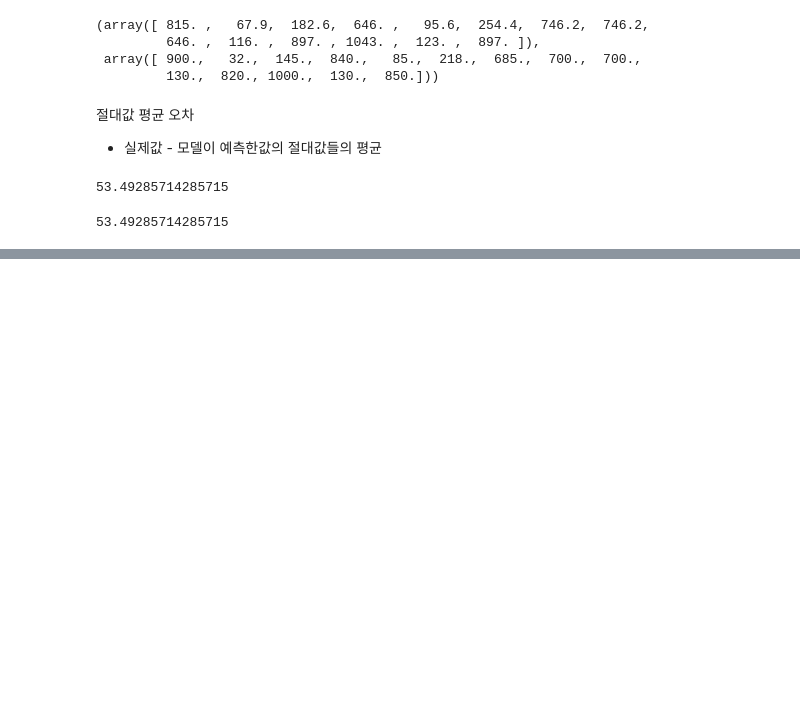
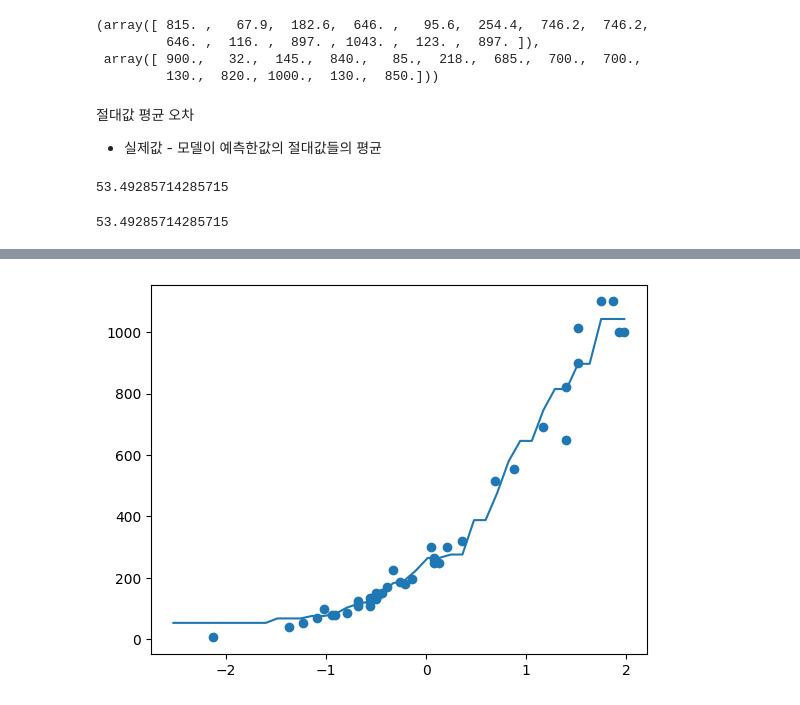
Before and after one commit to leekyuyoung20231211/python, a Jupyter notebook: 머신러닝III_회귀.ipynb, the cells around one changed output, grey strips where cells are left out. Cells and saved outputs as stored; diff of their text form; code cells hidden in the pictures; blank space fills up the shorter version.

```diff
--- a/머신러닝III_회귀.ipynb
+++ b/머신러닝III_회귀.ipynb
@@ -78,0 +94,14 @@ mean_absolute_error(y_test,knr.predict(x_test_scaled))
+# %%
+# k 최근접이웃 알고지금의 모델을 생성
+knr = KNeighborsRegressor()
+X = np.arange(5,45).reshape(-1,1)
+knr.fit(X_train_scaled,y_train)
+# 임의의 x값에대해서 예측값을 얻는다
+X = ss.transform(X)
+prediction = knr.predict(X)
+# 훈련세트와 예측결과를 시각화
+plt.scatter(X_train_scaled, y_train)
+plt.plot(X,prediction)
+plt.show()
+# %% [output]
+[figure, added]
```
Also changed, not shown: parts of 15 cells of this notebook.
